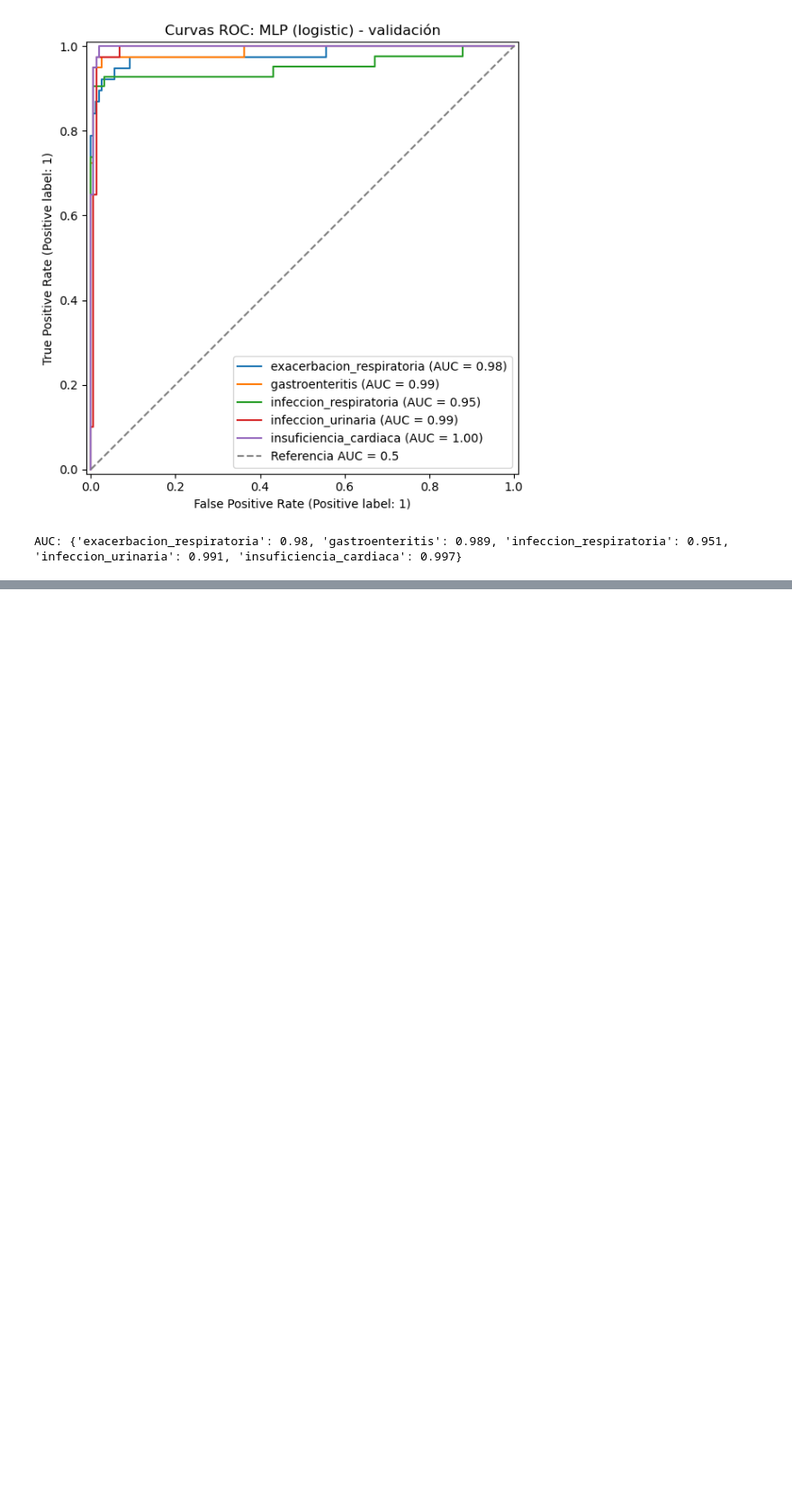
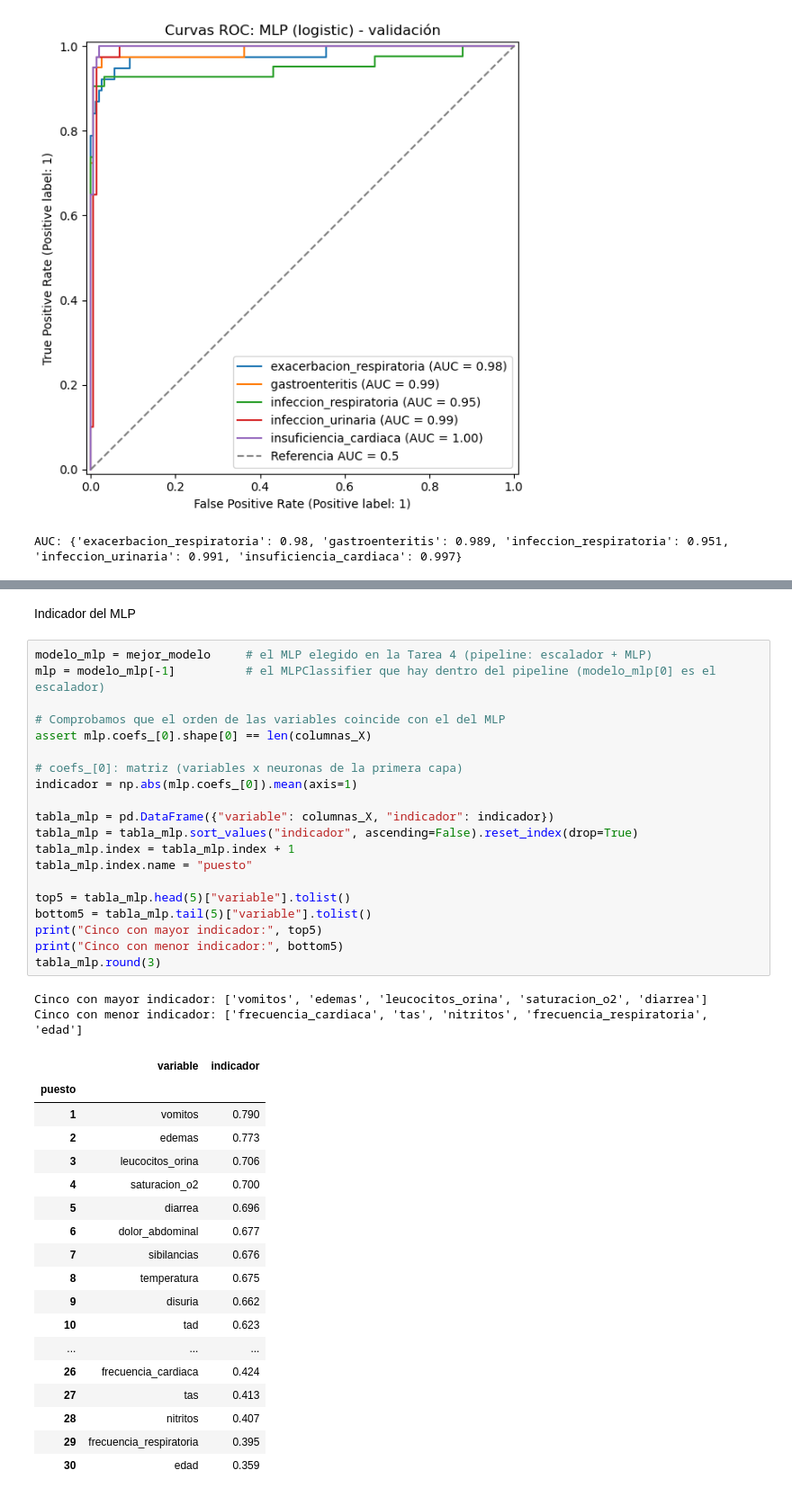
Before and after one commit to angelaNavarro11/sist-apoyo-decision-clinica, a Jupyter notebook: notebooks/Practica3-Resultados.ipynb, the cells around one changed output, grey strips where cells are left out. Shown at 90% size. Drawn from its saved outputs; the diff is of its cells as text; blank space fills up the shorter version.

```diff
--- a/notebooks/Practica3-Resultados.ipynb
+++ b/notebooks/Practica3-Resultados.ipynb
@@ -749,0 +847,43 @@ AUC: {'exacerbacion_respiratoria': 0.98, 'gastroenteritis': 0.989, 'infeccion_re
+# %% [markdown]
+Indicador del MLP
+# %%
+modelo_mlp = mejor_modelo     # el MLP elegido en la Tarea 4 (pipeline: escalador + MLP)
+mlp = modelo_mlp[-1]          # el MLPClassifier que hay dentro del pipeline (modelo_mlp[0] es el escalador)
+
+# Comprobamos que el orden de las variables coincide con el del MLP
+assert mlp.coefs_[0].shape[0] == len(columnas_X)
+
+# coefs_[0]: matriz (variables x neuronas de la primera capa)
+indicador = np.abs(mlp.coefs_[0]).mean(axis=1)
+
+tabla_mlp = pd.DataFrame({"variable": columnas_X, "indicador": indicador})
+tabla_mlp = tabla_mlp.sort_values("indicador", ascending=False).reset_index(drop=True)
+tabla_mlp.index = tabla_mlp.index + 1
+tabla_mlp.index.name = "puesto"
+
+top5 = tabla_mlp.head(5)["variable"].tolist()
+bottom5 = tabla_mlp.tail(5)["variable"].tolist()
+print("Cinco con mayor indicador:", top5)
+print("Cinco con menor indicador:", bottom5)
+tabla_mlp.round(3)
+# %% [output]
+Cinco con mayor indicador: ['vomitos', 'edemas', 'leucocitos_orina', 'saturacion_o2', 'diarrea']
+Cinco con menor indicador: ['frecuencia_cardiaca', 'tas', 'nitritos', 'frecuencia_respiratoria', 'edad']
+|  | variable | indicador |
+| puesto |  |  |
+| 1 | vomitos | 0.790 |
+| 2 | edemas | 0.773 |
+| 3 | leucocitos_orina | 0.706 |
+| 4 | saturacion_o2 | 0.700 |
+| 5 | diarrea | 0.696 |
+| 6 | dolor_abdominal | 0.677 |
+| 7 | sibilancias | 0.676 |
+| 8 | temperatura | 0.675 |
+| 9 | disuria | 0.662 |
+| 10 | tad | 0.623 |
+| ... | ... | ... |
+| 26 | frecuencia_cardiaca | 0.424 |
+| 27 | tas | 0.413 |
+| 28 | nitritos | 0.407 |
+| 29 | frecuencia_respiratoria | 0.395 |
+| 30 | edad | 0.359 |
```
Also changed, not shown: parts of 9 cells of this notebook.
